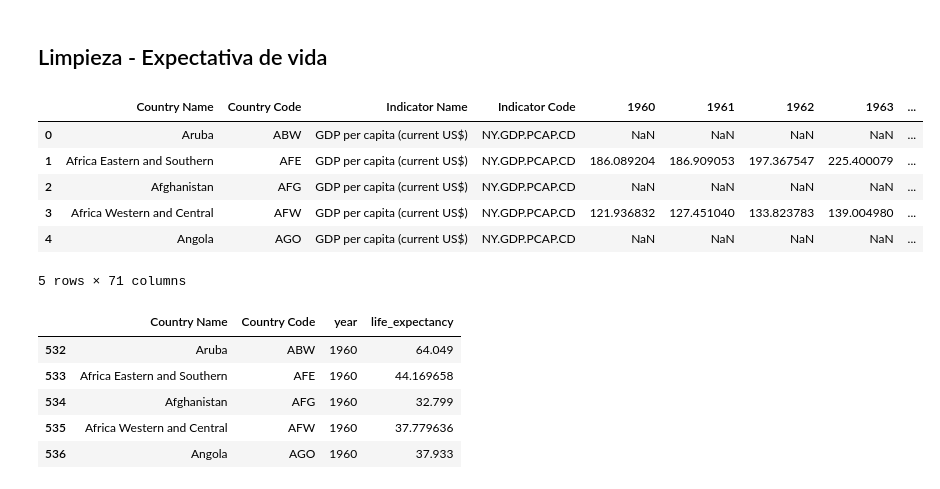
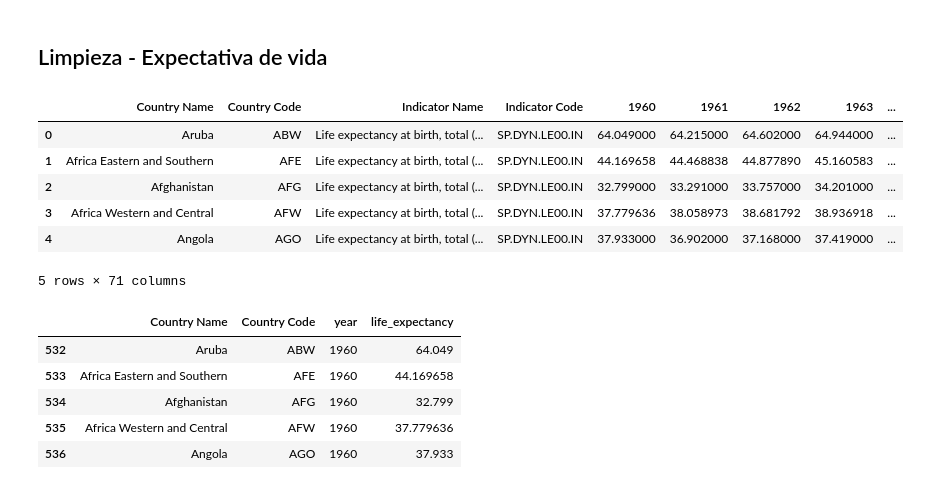
Before and after one commit to alfredojavierarnezvaldes/socioeconomic-analysis-gdp, a Jupyter notebook: data_cleaning.ipynb, the cells around one changed output. Saved outputs shown, nothing was run; the diff lists cells and outputs as text; code cells hidden in the pictures.

```diff
--- a/data_cleaning.ipynb
+++ b/data_cleaning.ipynb
@@ -133,14 +133,14 @@ df_gdp_long.groupby('year')['gdp_per_capita'].mean().plot()
 ## Limpieza - Expectativa de vida
 # %%
 df_life = pd.read_csv("API_SP.DYN.LE00.IN_DS2_en_csv_v2_121663.csv", skiprows=4)
-df_gdp.head()
+df_life.head()
 # %% [output]
 |  | Country Name | Country Code | Indicator Name | Indicator Code | 1960 | 1961 | 1962 | 1963 | ... |
-| 0 | Aruba | ABW | GDP per capita (current US$) | NY.GDP.PCAP.CD | NaN | NaN | NaN | NaN | ... |
-| 1 | Africa Eastern and Southern | AFE | GDP per capita (current US$) | NY.GDP.PCAP.CD | 186.089204 | 186.909053 | 197.367547 | 225.400079 | ... |
-| 2 | Afghanistan | AFG | GDP per capita (current US$) | NY.GDP.PCAP.CD | NaN | NaN | NaN | NaN | ... |
-| 3 | Africa Western and Central | AFW | GDP per capita (current US$) | NY.GDP.PCAP.CD | 121.936832 | 127.451040 | 133.823783 | 139.004980 | ... |
-| 4 | Angola | AGO | GDP per capita (current US$) | NY.GDP.PCAP.CD | NaN | NaN | NaN | NaN | ... |
+| 0 | Aruba | ABW | Life expectancy at birth, total (... | SP.DYN.LE00.IN | 64.049000 | 64.215000 | 64.602000 | 64.944000 | ... |
+| 1 | Africa Eastern and Southern | AFE | Life expectancy at birth, total (... | SP.DYN.LE00.IN | 44.169658 | 44.468838 | 44.877890 | 45.160583 | ... |
+| 2 | Afghanistan | AFG | Life expectancy at birth, total (... | SP.DYN.LE00.IN | 32.799000 | 33.291000 | 33.757000 | 34.201000 | ... |
+| 3 | Africa Western and Central | AFW | Life expectancy at birth, total (... | SP.DYN.LE00.IN | 37.779636 | 38.058973 | 38.681792 | 38.936918 | ... |
+| 4 | Angola | AGO | Life expectancy at birth, total (... | SP.DYN.LE00.IN | 37.933000 | 36.902000 | 37.168000 | 37.419000 | ... |
 5 rows × 71 columns
 # %%
 df_life_long = df_life.melt(
```
Also changed, not shown: parts of 13 cells of this notebook.
